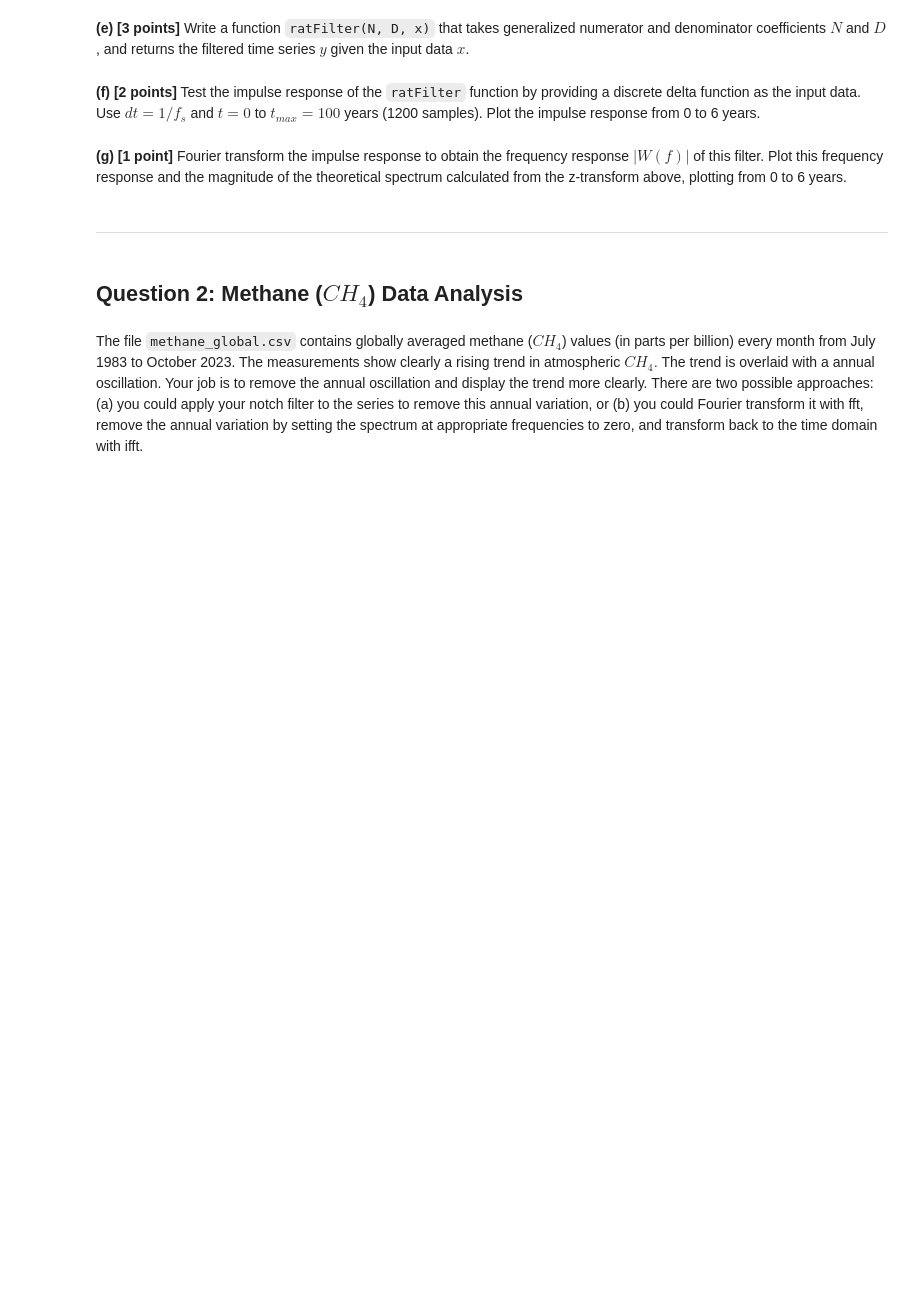
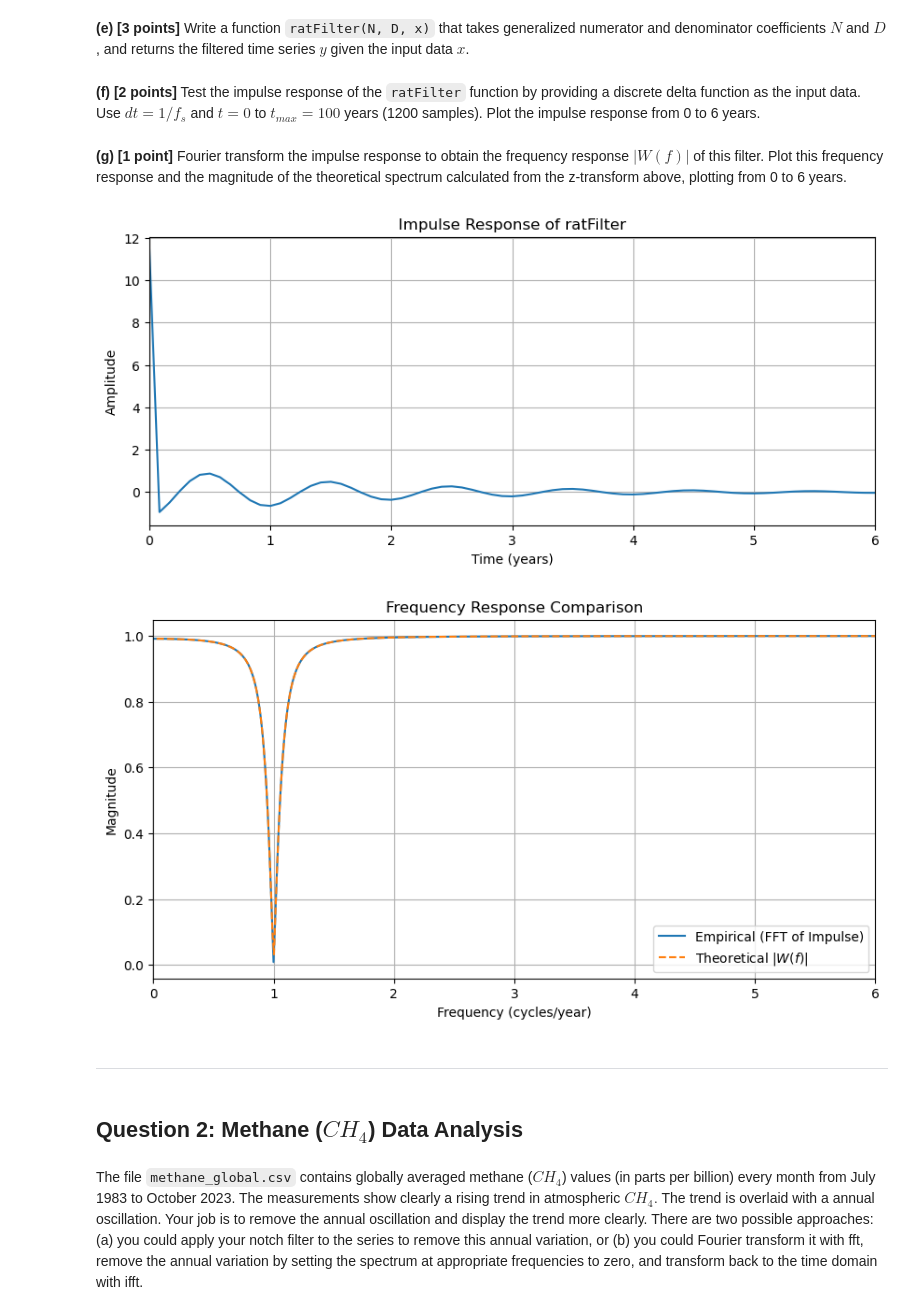
Before and after one commit to 21chengjk1/PHY408Labs, a Jupyter notebook: Lab4/Jack_Cheng_Lab4.ipynb, the cells around one changed output. Cells and saved outputs as stored; diff of their text form; code cells hidden in the pictures; blank space fills up the shorter version.

```diff
--- a/Lab4/Jack_Cheng_Lab4.ipynb
+++ b/Lab4/Jack_Cheng_Lab4.ipynb
@@ -46,6 +106,77 @@ What are the values of $a, b, c, F, G$ for the filter defined above?
 **(f) [2 points]** Test the impulse response of the `ratFilter` function by providing a discrete delta function as the input data. Use $dt = 1/f_s$ and $t = 0$ to $t_{max} = 100$ years (1200 samples). Plot the impulse response from 0 to 6 years.
 # %% [markdown]
 **(g) [1 point]** Fourier transform the impulse response to obtain the frequency response $|W(f)|$ of this filter. Plot this frequency response and the magnitude of the theoretical spectrum calculated from the z-transform above, plotting from 0 to 6 years.
+# %%
+def ratFilter(N, D, x):
+    """
+    Generalized numerator/denominator filter.
+    Implements y[n] = a*x[n] + b*x[n-1] + c*x[n-2] - F*y[n-1] - G*y[n-2]
+    """
+    a, b, c = N
+    _, F, G = D # D[0] is 1
+    y = np.zeros(len(x))
+
+    for n in range(len(x)):
+        # 3-term convolution (numerator)
+        term_num = a * x[n]
+        if n >= 1: term_num += b * x[n-1]
+        if n >= 2: term_num += c * x[n-2]
+
+        # Feedback (denominator)
+        term_den = 0
+        if n >= 1: term_den -= F * y[n-1]
+        if n >= 2: term_den -= G * y[n-2]
+
+        y[n] = term_num + term_den
+    return y
+
+# 1(f) Impulse Response
+t_max = 100 # years
+dt = 1/fs
+t = np.arange(0, t_max + dt, dt)
+x_delta = np.zeros(len(t))
+x_delta[0] = 1.0 / dt # Discrete delta function
+
+# Calculate coefficients using parameters from 1(b)
+theta = 2 * np.pi * f0 / fs
+a_val = M / (1 + epsilon)**2
+b_val = -2 * M * np.cos(theta) / (1 + epsilon)**2
+c_val = M / (1 + epsilon)**2
+F_val = -2 * np.cos(theta) / (1 + epsilon)
+G_val = 1 / (1 + epsilon)**2
+
+y_impulse = ratFilter([a_val, b_val, c_val], [1, F_val, G_val], x_delta)
+
+# Plot impulse response 0 to 6 years
+plt.figure(figsize=(10, 4))
+plt.plot(t, y_impulse)
+plt.xlim(0, 6)
+plt.title("Impulse Response of ratFilter")
+plt.xlabel("Time (years)")
+plt.ylabel("Amplitude")
+plt.grid(True)
+plt.show()
+
+# 1(g) Frequency Response comparison
+# Fourier transform the impulse response
+Y_freq = np.fft.fft(y_impulse) * dt
+freqs = np.fft.fftfreq(len(t), dt)
+
+# Sorting for a clean plot
+idx = np.argsort(freqs)
+plt.figure(figsize=(10, 5))
+plt.plot(freqs[idx], np.abs(Y_freq[idx]), label="Empirical (FFT of Impulse)")
+plt.plot(f, np.sqrt(power_spectrum), '--', label="Theoretical $|W(f)|$")
+plt.xlim(0, 6)
+plt.title("Frequency Response Comparison")
+plt.xlabel("Frequency (cycles/year)")
+plt.ylabel("Magnitude")
+plt.legend()
+plt.grid(True)
+plt.show()
+# %% [output]
+[figure, added]
+[figure, added]
 # %% [markdown]
 ***
 # %% [markdown]
```
Also changed, not shown: parts of 18 cells of this notebook, 1 other file.
